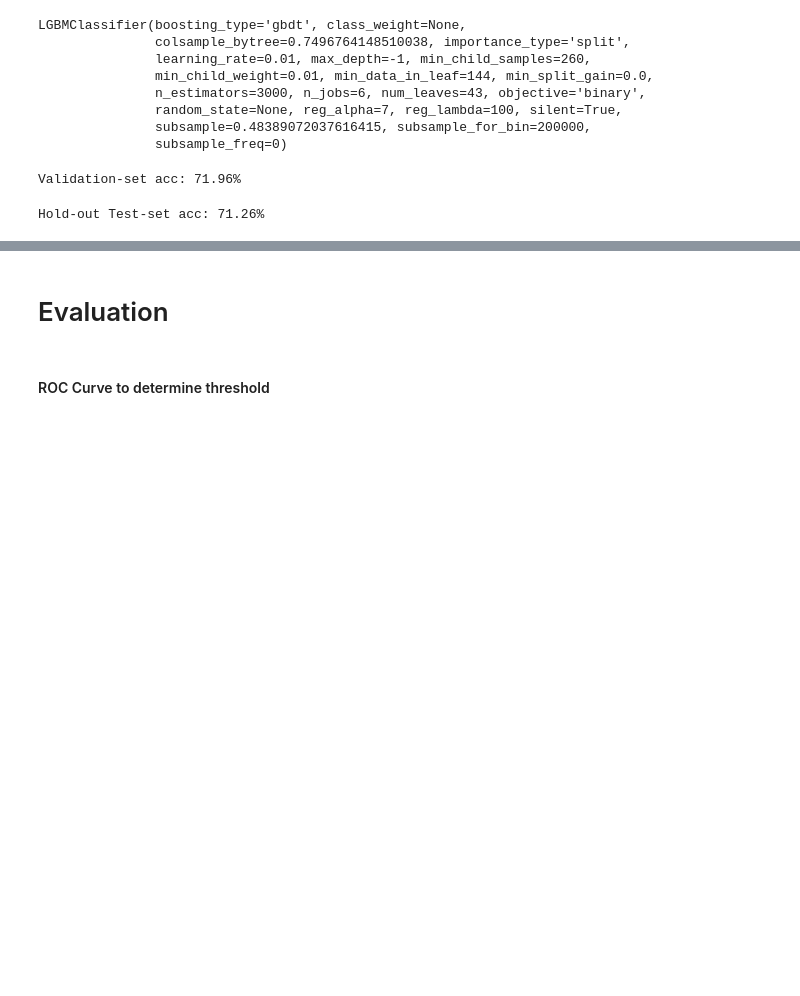
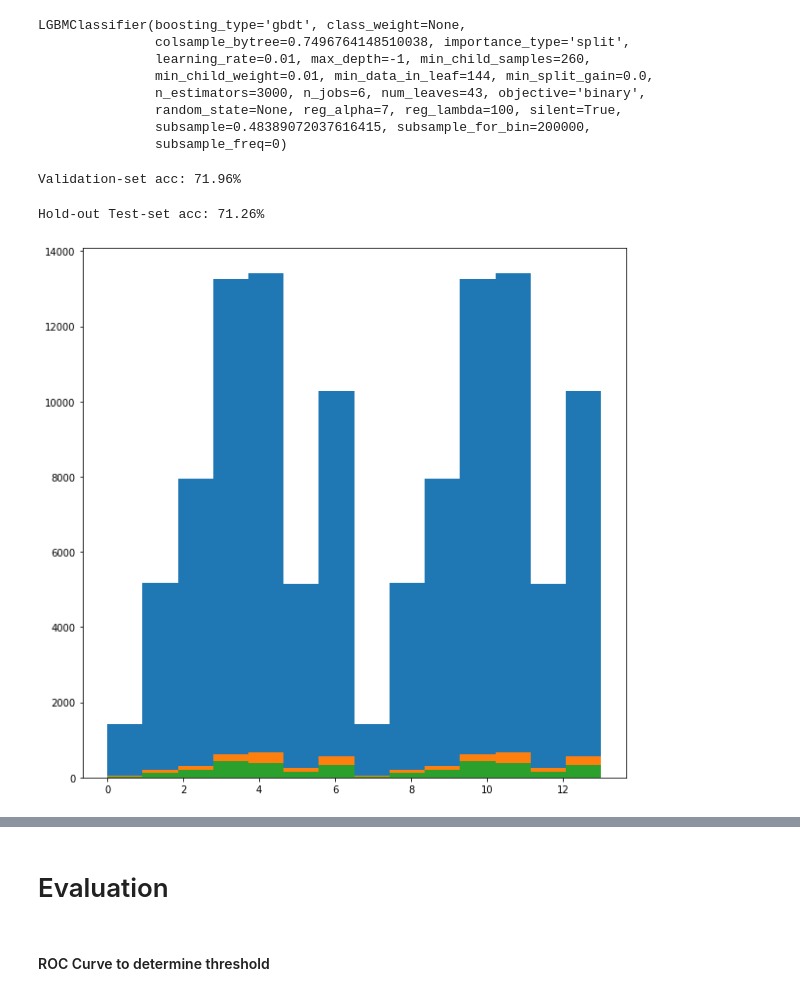
Before and after one commit to rrichards7/tennis-ml, a Jupyter notebook: notebooks/tennis_ml.ipynb, the cells around one changed output, grey strips where cells are left out. Saved outputs shown, nothing was run; the diff lists cells and outputs as text; code cells hidden in the pictures; blank space fills up the shorter version.

```diff
--- a/notebooks/tennis_ml.ipynb
+++ b/notebooks/tennis_ml.ipynb
@@ -256,0 +496,4 @@ test samples: 1684
+# %%
+y_train = np.delete(y_train, np.argwhere(y_train[:,0] == -1), axis=0)
+y_val = np.delete(y_val, np.argwhere(y_val[:,0] == -1), axis=0)
+y_test = np.delete(y_test, np.argwhere(y_test[:,0] == -1), axis=0)
@@ -390,3 +641,11 @@ y_pred_test = model.predict(x_test)
 print(f'Hold-out Test-set acc: {accuracy_score(y_test, y_pred_test)*100:0.2f}%')
 # %% [output]
 Hold-out Test-set acc: 71.26%
+# %%
+plt.figure(figsize=(10,10))
+plt.hist(y_train[:,0], bins=14)
+plt.hist(y_val[:,0], bins=14)
+plt.hist(y_test[:,0], bins=14)
+plt.show()
+# %% [output]
+[figure, added]
```
Also changed, not shown: parts of 32 cells of this notebook.
